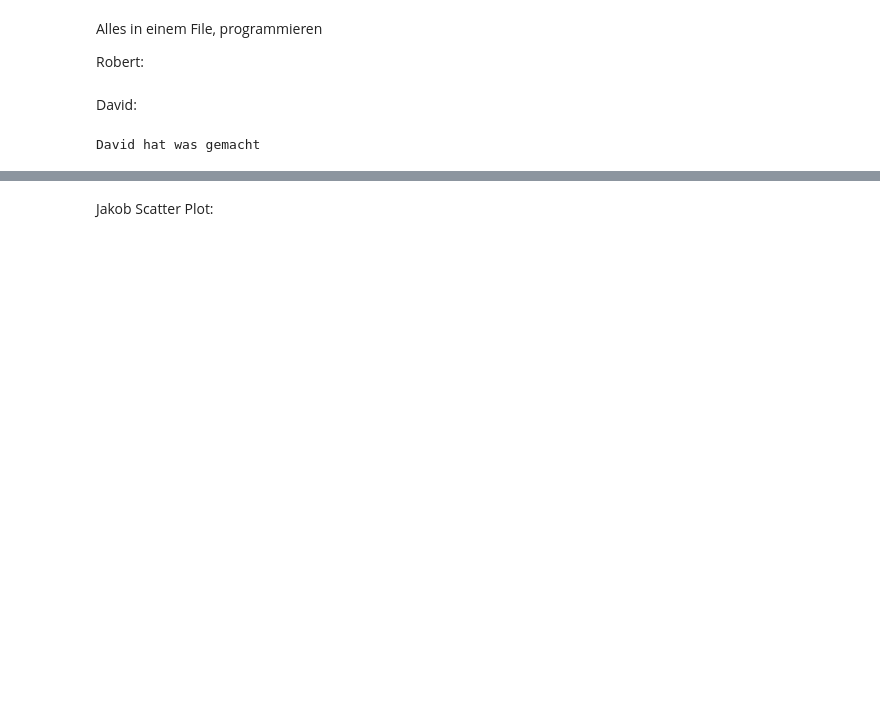
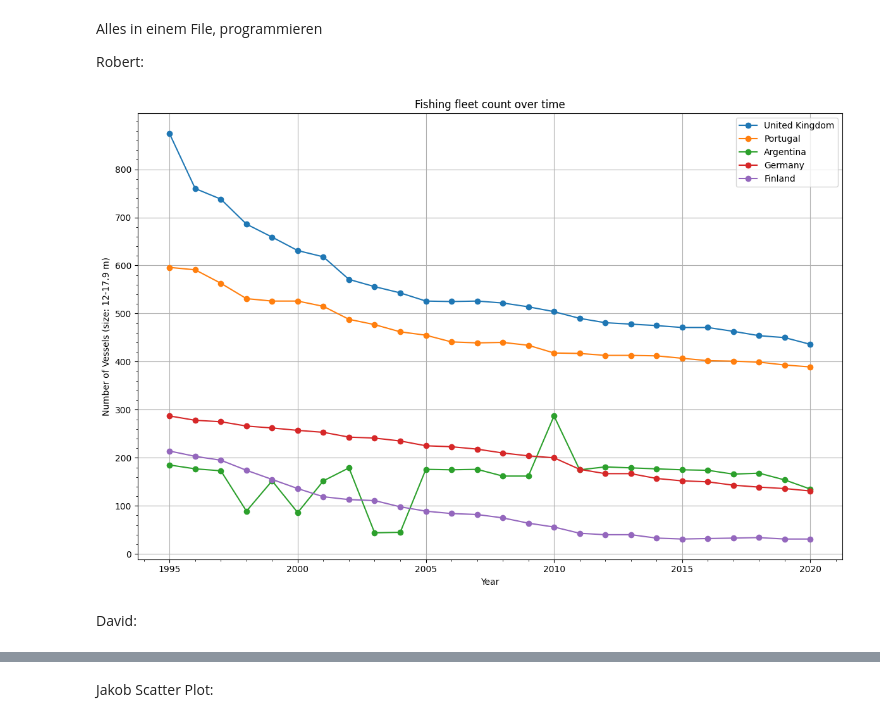
Before and after one commit to vanTesselhof/Fische, a Jupyter notebook: assignment_2.ipynb, the cells around one changed output, grey strips where cells are left out. Drawn from its saved outputs; the diff is of its cells as text; code cells hidden in the pictures; blank space fills up the shorter version.

```diff
--- a/assignment_2.ipynb
+++ b/assignment_2.ipynb
@@ -22,3 +21,36 @@ import pycountry_convert
 Alles in einem File, programmieren
 
 Robert:
+# %%
+def fishing_fleet():
+    data = pd.read_csv('OECD.TAD.ARP,DSD_FISH_FLEET@DF_FISH_FLEET,+all.csv')
+
+
+    # Filter for the selected countries
+    countries = [
+        'United Kingdom',
+        'Portugal',
+        'Argentina',
+        'Germany',
+        'Finland']
+    filtered_data = data[(data["Unit of measure"] == "Vessels") & (data['Fleet size'] == '12-17.9 m')] # filtering the data to our interests
+
+    # plot the data for each country
+    plt.figure(figsize=(12, 8))
+    for cntry in countries:
+        country_data = filtered_data[filtered_data['Reference area'] == cntry]
+        plt.plot(country_data['TIME_PERIOD'], country_data['OBS_VALUE'], marker='o', label=cntry)
+
+    # adding title and lables on the plot
+    plt.title('Fishing fleet count over time')
+    plt.xlabel('Year')
+    plt.ylabel('Number of Vessels (size: 12-17.9 m)')
+    plt.yticks(range(0, 850, 100))
+    plt.minorticks_on()
+    plt.grid(True)
+    plt.legend()
+    plt.tight_layout()
+    plt.show()
+fishing_fleet()
+# %% [output]
+[figure, added]
@@ -25,6 +83,2 @@ Robert:
 # %% [markdown]
 David:
-# %%
-print("David hat was gemacht")
-# %% [output]
-David hat was gemacht
```
Also changed, not shown: parts of 7 cells of this notebook, 8 other files.
